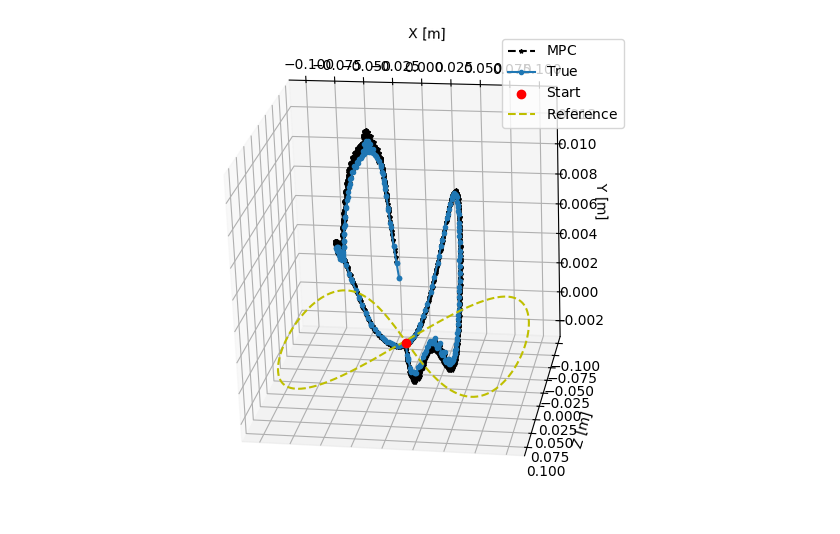
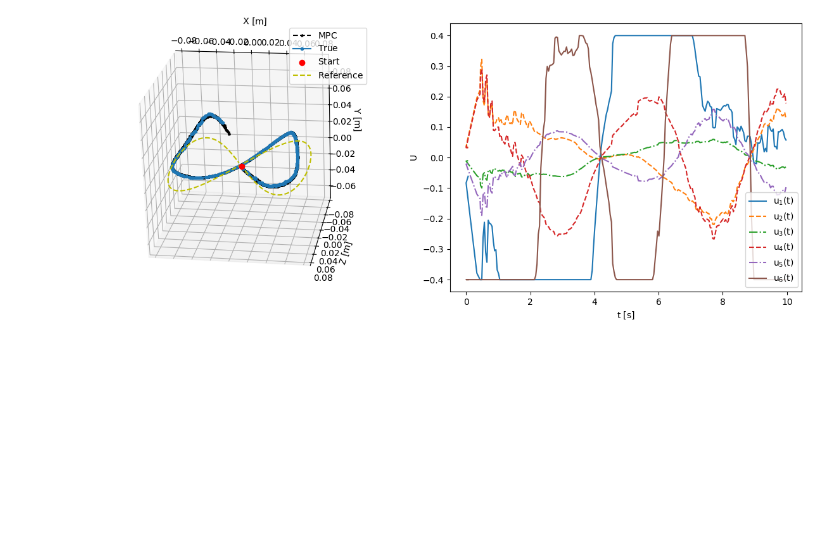
Before and after one commit to StanfordASL/trunk-stack, a Jupyter notebook: stack/main/scripts/visualize_mpc_test.ipynb, the cells around one changed output. Saved outputs shown, nothing was run; the diff lists cells and outputs as text; code cells hidden in the pictures; blank space fills up the shorter version.

```diff
--- a/stack/main/scripts/visualize_mpc_test.ipynb
+++ b/stack/main/scripts/visualize_mpc_test.ipynb
@@ -29,5 +57,5 @@ def latex_label(text):
 # %%
-def plot_mpc_trajectory(ts, z_ref, z_mpc, z_true, u_mpc, N, plot_controls=True):
+def plot_mpc_trajectory(ts, z_ref, z_mpc, z_true, u_mpc, N, plot_controls=True, topdown=False):
     """
     Plot the MPC trajectory for 2D or 3D data.
     """
@@ -74,16 +102,31 @@ def plot_mpc_trajectory(ts, z_ref, z_mpc, z_true, u_mpc, N, plot_controls=True):
         ax[0].set_ylabel(latex_label('Y [m]'))
         ax[0].set_zlabel(latex_label('Z [m]'))
         ax[0].set_box_aspect([1, 1, 1])
-        ax[0].view_init(elev=115, azim=-115, roll=-25)
+        if topdown:
+            ax[0].view_init(elev=180, azim=-90, roll=-0)
+        else:
+            ax[0].view_init(elev=115, azim=-115, roll=-25)
     ax[0].legend()
+    set_axes_equal(ax[0])
 
     # Plot the control inputs
     if plot_controls:
         for u_idx in range(u_mpc.shape[-1]):
-            ax[1].plot(ts, u_mpc[:, 0, u_idx], label=latex_label(f'u_{u_idx+1}(t)'))
+            # Determine the line style based on the index
+            if u_idx == 0 or u_idx == 5:
+                linestyle = '-'  # Full line for 1 and 6
+            elif u_idx == 1 or u_idx == 3:
+                linestyle = '--'  # Dashed line for 2 and 4
+            elif u_idx == 2 or u_idx == 4:
+                linestyle = '-.'  # Double dashed line for 3 and 5
+
+            ax[1].plot(ts, u_mpc[:, 0, u_idx], label=latex_label(f'u_{u_idx+1}(t)'), linestyle=linestyle)
+        # for u_idx in range(u_mpc.shape[-1]):
+        #     ax[1].plot(ts, u_mpc[:, 0, u_idx], label=latex_label(f'u_{u_idx+1}(t)'))
         ax[1].set_xlabel(latex_label('t [s]'))
         ax[1].set_ylabel(latex_label('U'))
         ax[1].legend()
+
     plt.tight_layout()
 # %%
 def generate_ref_trajectory(T, dt, traj_type, size):
@@ -119,10 +162,10 @@ def generate_ref_trajectory(T, dt, traj_type, size):
     return z_ref, t
 # %%
 # Generate reference trajectory (check that it's the same as used in mpc_initializer_node.py)
-z_ref, t = generate_ref_trajectory(10, 0.01, 'figure_eight', 0.1)
+z_ref, t = generate_ref_trajectory(10, 0.01, 'figure_eight', 0.075)
 # %%
-mpc_test_data = pd.read_csv(f'../data/trajectories/test_mpc/test_experiment.csv')
-N = 5
+mpc_test_data = pd.read_csv(f'../data/trajectories/test_mpc/mpc_U04-dU0-Q5-Qzf10-R0001-00075-001-N6-small.csv')
+N = 6
 topt_pd, zopt_pd, uopt_pd = mpc_test_data['topt'], mpc_test_data['zopt'], mpc_test_data['uopt']
 num_samples = len(topt_pd)
 topt_np = np.zeros((num_samples, N+1))
@@ -136,7 +179,7 @@ for sample_idx in range(num_samples):
     uopt_list = ast.literal_eval(uopt_pd[sample_idx].strip('"'))
     uopt_np[sample_idx, :] = np.array(uopt_list).reshape(-1, 6)
 # %%
-%matplotlib widget
-plot_mpc_trajectory(topt_np[:, 0], z_ref, zopt_np, zopt_np[:, 0, :], uopt_np, N, plot_controls=False)
+# %matplotlib widget
+plot_mpc_trajectory(topt_np[:, 0], z_ref, zopt_np, zopt_np[:, 0, :], uopt_np, N, plot_controls=True, topdown=False)
 # %% [output]
-[figure, old version]
+[figure, new version]
```
Also changed, not shown: parts of 1 cell of this notebook, 18 other files.
